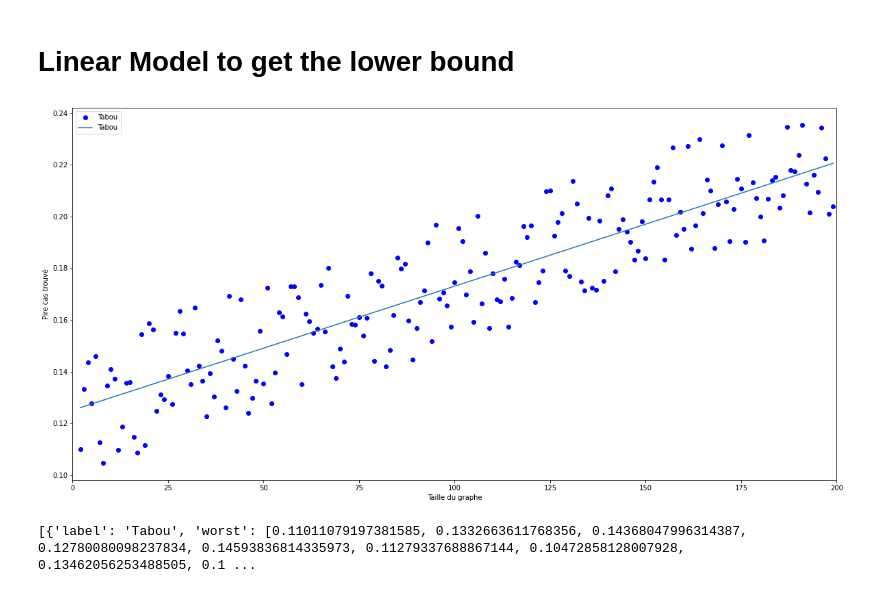
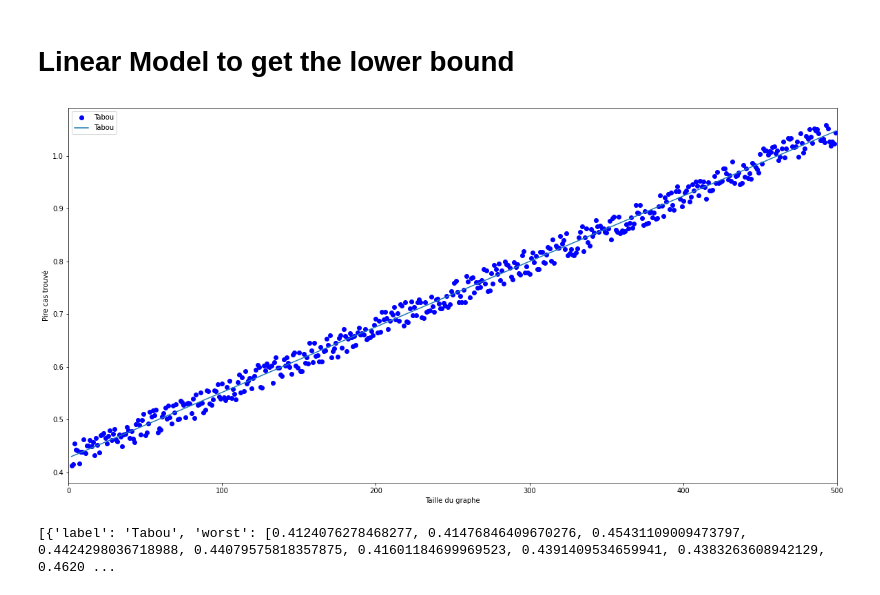
Before and after one commit to BaptisteMiq/VRP-Project, a Jupyter notebook: linearModelLowerBound.ipynb, the cells around one changed output. Drawn from its saved outputs; the diff is of its cells as text; code cells hidden in the pictures.

```diff
--- a/linearModelLowerBound.ipynb
+++ b/linearModelLowerBound.ipynb
@@ -3,22 +3,15 @@
 # %%
 from algorithms.google import googleORTools
 from tools.graphGeneration import csvToGraph
 from tools.graphChecker import calcPathEfficiency
 from stats.stats import GetStats, showStats
 import numpy as np
 
-# g40 = csvToGraph("dataset/ran-40x40.csv")
-# gx1000 = np.multiply(g40, 1000).astype(int).tolist()
-
-# x, dataset = GetStats(2, 40, 2, ["google"], "SIMULATED_ANNEALING", True, gx1000)
-# showStats(x, dataset, 40, "worst")
-
-
 g500 = csvToGraph("dataset/ran-500x500.csv")
-x, dataset = GetStats(2, 500, 1, ["tabou"], "", False, g500)
+x, dataset = GetStats(2, 500, 1, ["google"], "AUTOMATIC", False, g500)
 showStats(x, dataset, 500, "worst")
 
 print(dataset)
 # %% [output]
-[figure, old version]
+[figure, new version]
-[{'label': 'Tabou', 'worst': [0.11011079197381585, 0.1332663611768356, 0.14368047996314387, 0.12780080098237834, 0.14593836814335973, 0.11279337688867144, 0.10472858128007928, 0.13462056253488505, 0.1 ...
+[{'label': 'Tabou', 'worst': [0.4124076278468277, 0.41476846409670276, 0.45431109009473797, 0.4424298036718988, 0.44079575818357875, 0.41601184699969523, 0.4391409534659941, 0.4383263608942129, 0.4620 ...
```
Also changed, not shown: parts of 1 cell of this notebook, 5 other files.
